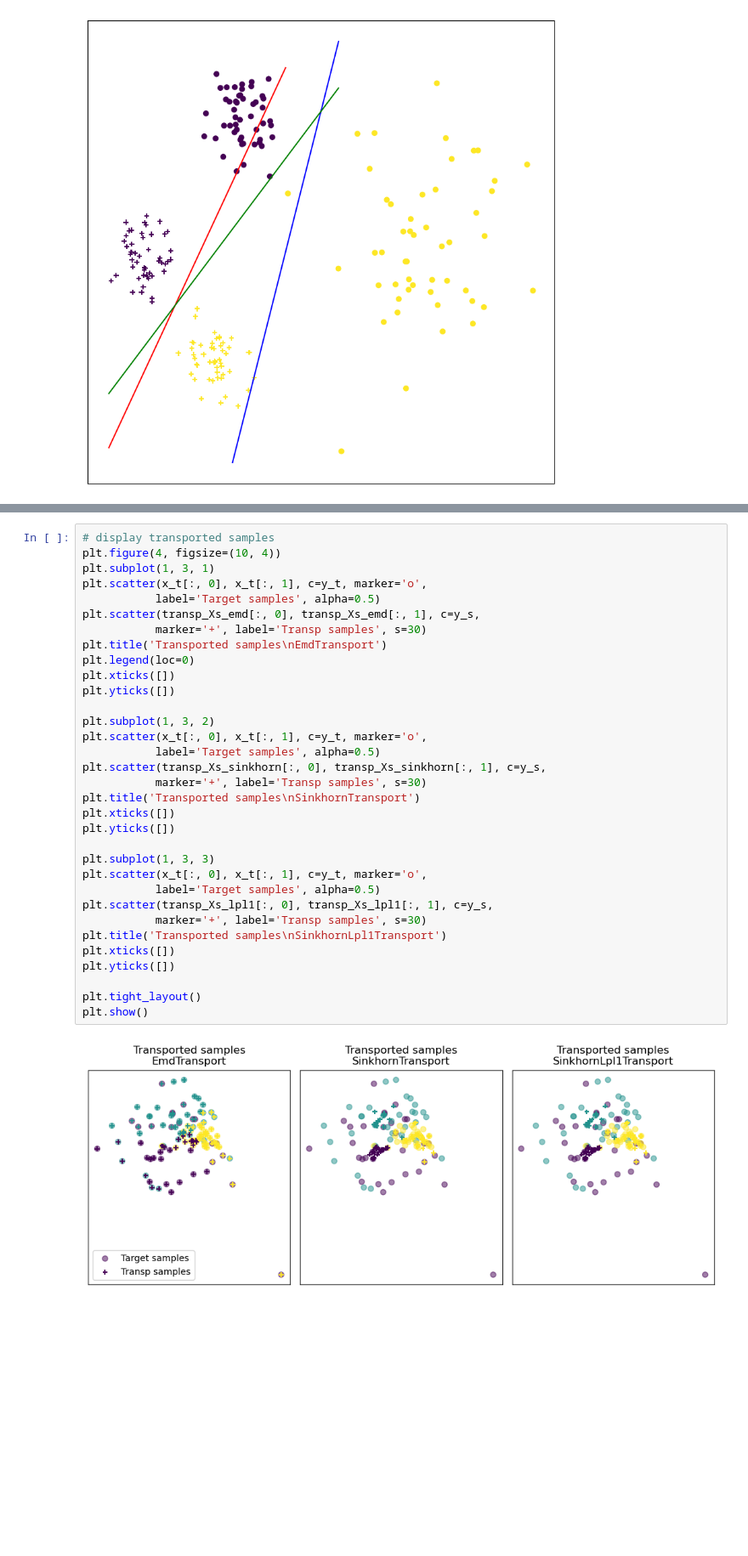
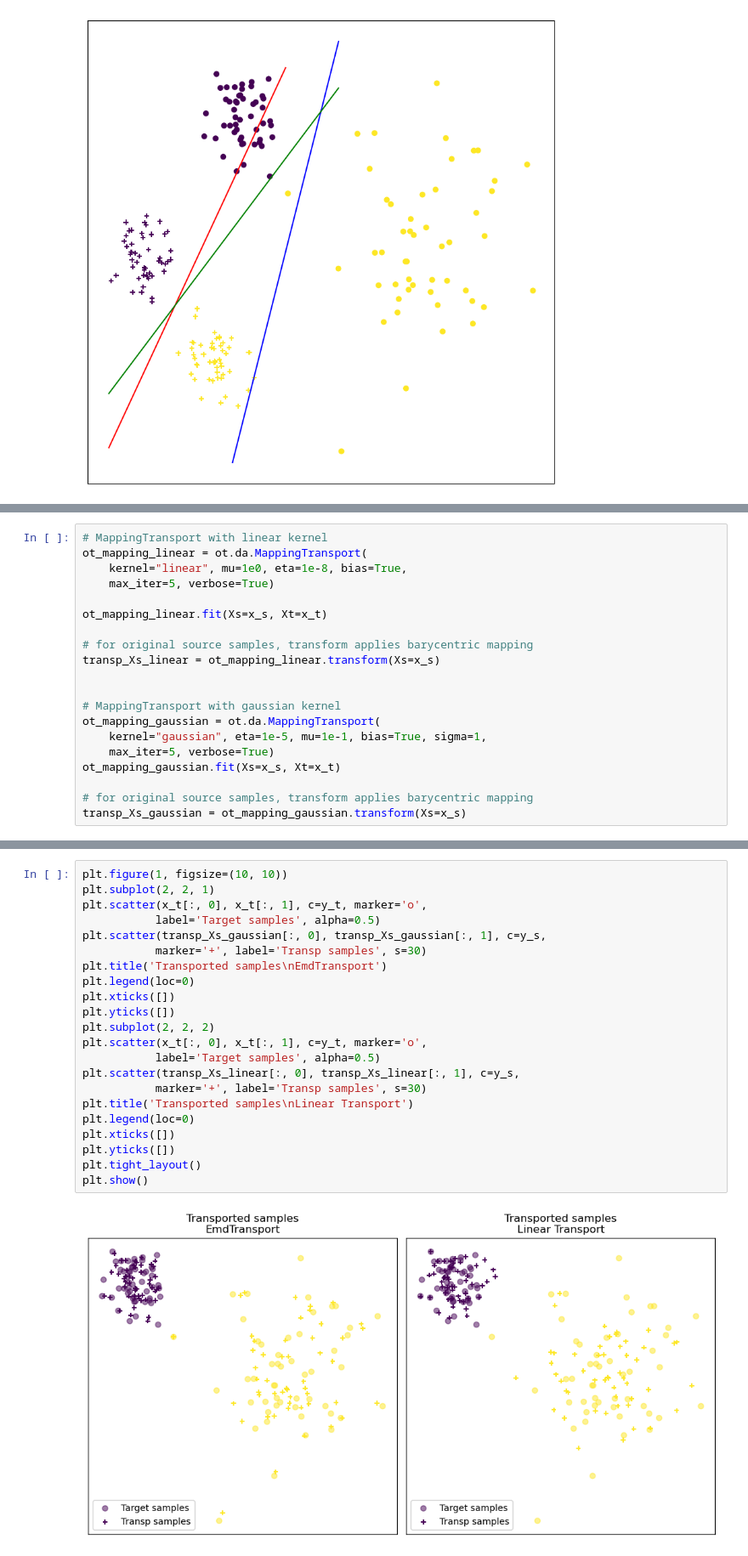
Before and after one commit to TheoAlegretti/OT-Domain-Adaptation, a Jupyter notebook: otda_ottjax_test.ipynb, the cells around one changed output, grey strips where cells are left out. Shown at 85% size. Saved outputs shown, nothing was run; the diff lists cells and outputs as text; blank space fills up the shorter version.

Commit message:
Linear and EMD

```diff
--- a/otda_ottjax_test.ipynb
+++ b/otda_ottjax_test.ipynb
@@ -256,0 +221,20 @@ transp_Xs_lpl1 = ot_lpl1.transform(Xs=x_s)
+# %%
+# MappingTransport with linear kernel
+ot_mapping_linear = ot.da.MappingTransport(
+    kernel="linear", mu=1e0, eta=1e-8, bias=True,
+    max_iter=5, verbose=True)
+
+ot_mapping_linear.fit(Xs=x_s, Xt=x_t)
+
+# for original source samples, transform applies barycentric mapping
+transp_Xs_linear = ot_mapping_linear.transform(Xs=x_s)
+
+
+# MappingTransport with gaussian kernel
+ot_mapping_gaussian = ot.da.MappingTransport(
+    kernel="gaussian", eta=1e-5, mu=1e-1, bias=True, sigma=1,
+    max_iter=5, verbose=True)
+ot_mapping_gaussian.fit(Xs=x_s, Xt=x_t)
+
+# for original source samples, transform applies barycentric mapping
+transp_Xs_gaussian = ot_mapping_gaussian.transform(Xs=x_s)
@@ -273,38 +274,27 @@ plt.yticks([])
 # %%
-# display transported samples
-plt.figure(4, figsize=(10, 4))
-plt.subplot(1, 3, 1)
+plt.figure(1, figsize=(10, 10))
+plt.subplot(2, 2, 1)
 plt.scatter(x_t[:, 0], x_t[:, 1], c=y_t, marker='o',
            label='Target samples', alpha=0.5)
-plt.scatter(transp_Xs_emd[:, 0], transp_Xs_emd[:, 1], c=y_s,
+plt.scatter(transp_Xs_gaussian[:, 0], transp_Xs_gaussian[:, 1], c=y_s,
            marker='+', label='Transp samples', s=30)
 plt.title('Transported samples\nEmdTransport')
 plt.legend(loc=0)
 plt.xticks([])
 plt.yticks([])
-
-plt.subplot(1, 3, 2)
+plt.subplot(2, 2, 2)
 plt.scatter(x_t[:, 0], x_t[:, 1], c=y_t, marker='o',
            label='Target samples', alpha=0.5)
-plt.scatter(transp_Xs_sinkhorn[:, 0], transp_Xs_sinkhorn[:, 1], c=y_s,
+plt.scatter(transp_Xs_linear[:, 0], transp_Xs_linear[:, 1], c=y_s,
            marker='+', label='Transp samples', s=30)
-plt.title('Transported samples\nSinkhornTransport')
+plt.title('Transported samples\nLinear Transport')
+plt.legend(loc=0)
 plt.xticks([])
 plt.yticks([])
-
-plt.subplot(1, 3, 3)
-plt.scatter(x_t[:, 0], x_t[:, 1], c=y_t, marker='o',
-           label='Target samples', alpha=0.5)
-plt.scatter(transp_Xs_lpl1[:, 0], transp_Xs_lpl1[:, 1], c=y_s,
-           marker='+', label='Transp samples', s=30)
-plt.title('Transported samples\nSinkhornLpl1Transport')
-plt.xticks([])
-plt.yticks([])
-
 plt.tight_layout()
 plt.show()
 # %% [output]
-[figure, old version]
+[figure, new version]
 # %%
 plt.figure(2, figsize=(10, 6))
 
```
Also changed, not shown: parts of 8 cells of this notebook.
